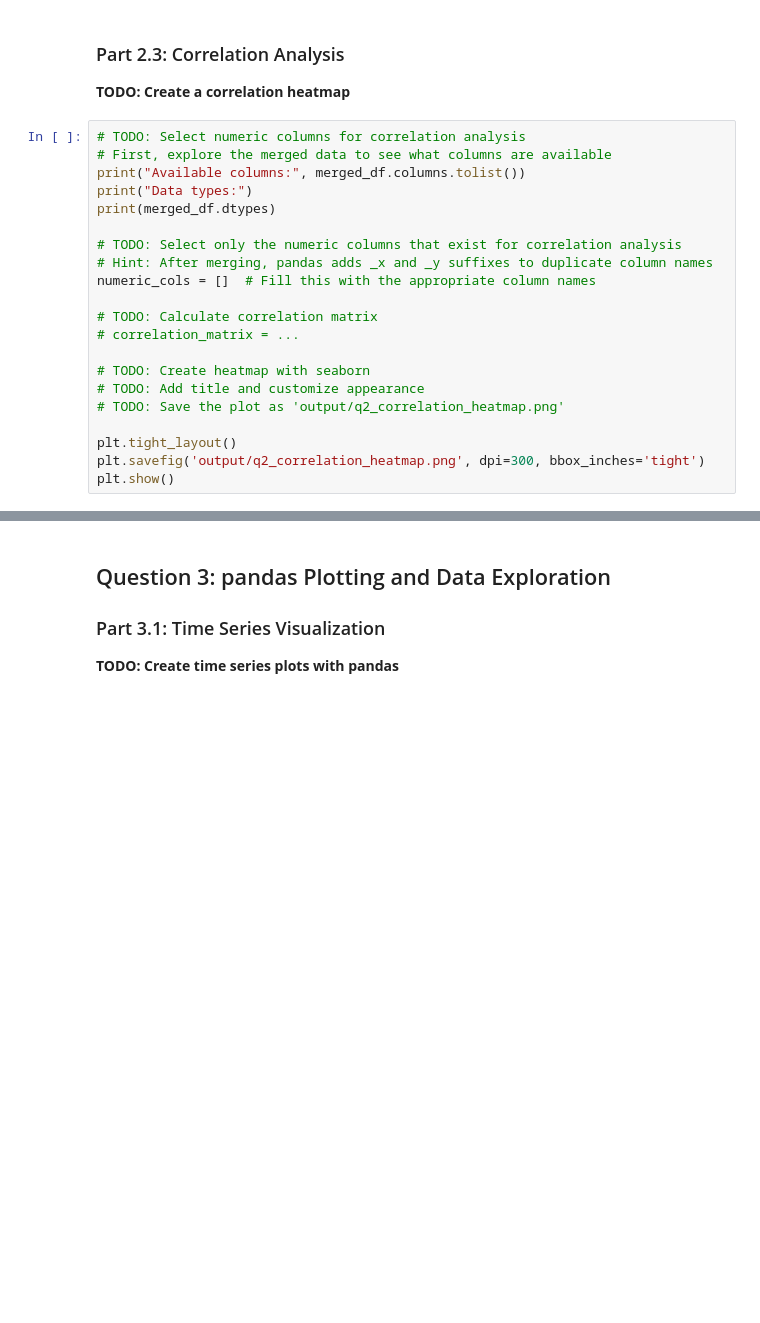
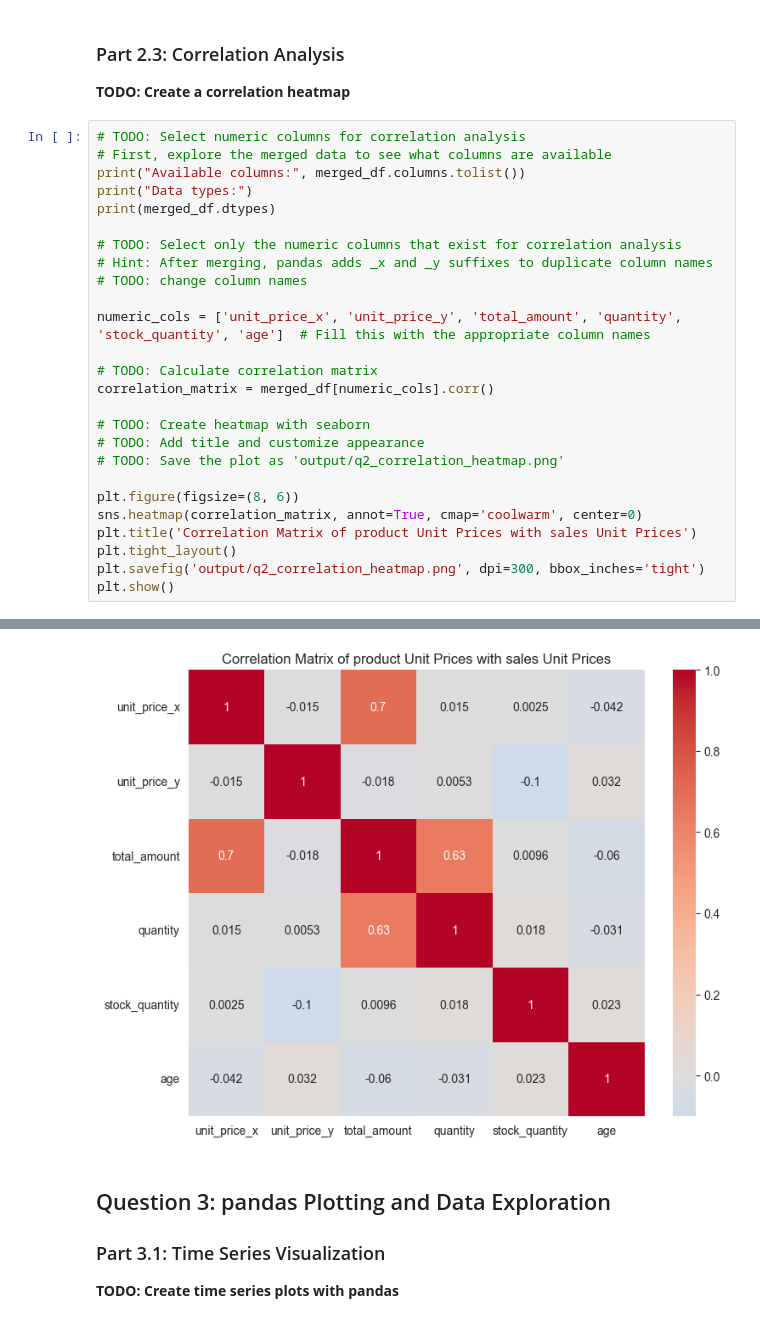
Before and after one commit to UCSF-DataSci/ds217-07-vision-quest-Chemia9, a Jupyter notebook: assignment.ipynb, the cells around one changed output, grey strips where cells are left out. Cells and saved outputs as stored; diff of their text form; blank space fills up the shorter version.

```diff
--- a/assignment.ipynb
+++ b/assignment.ipynb
@@ -212,15 +250,21 @@ print(merged_df.dtypes)
 
 # TODO: Select only the numeric columns that exist for correlation analysis
 # Hint: After merging, pandas adds _x and _y suffixes to duplicate column names
-numeric_cols = []  # Fill this with the appropriate column names
+# TODO: change column names
+
+numeric_cols = ['unit_price_x', 'unit_price_y', 'total_amount', 'quantity', 'stock_quantity', 'age']  # Fill this with the appropriate column names
 
 # TODO: Calculate correlation matrix
-# correlation_matrix = ...
+correlation_matrix = merged_df[numeric_cols].corr()
 
 # TODO: Create heatmap with seaborn
 # TODO: Add title and customize appearance
 # TODO: Save the plot as 'output/q2_correlation_heatmap.png'
 
+plt.figure(figsize=(8, 6))
+sns.heatmap(correlation_matrix, annot=True, cmap='coolwarm', center=0)
+plt.title('Correlation Matrix of product Unit Prices with sales Unit Prices')
 plt.tight_layout()
 plt.savefig('output/q2_correlation_heatmap.png', dpi=300, bbox_inches='tight')
 plt.show()
+# %% [output]
@@ -227,3 +288,4 @@ plt.show()
+[figure, added]
 # %% [markdown]
 ## Question 3: pandas Plotting and Data Exploration
 
```
Also changed, not shown: parts of 3 cells of this notebook, 5 other files.
